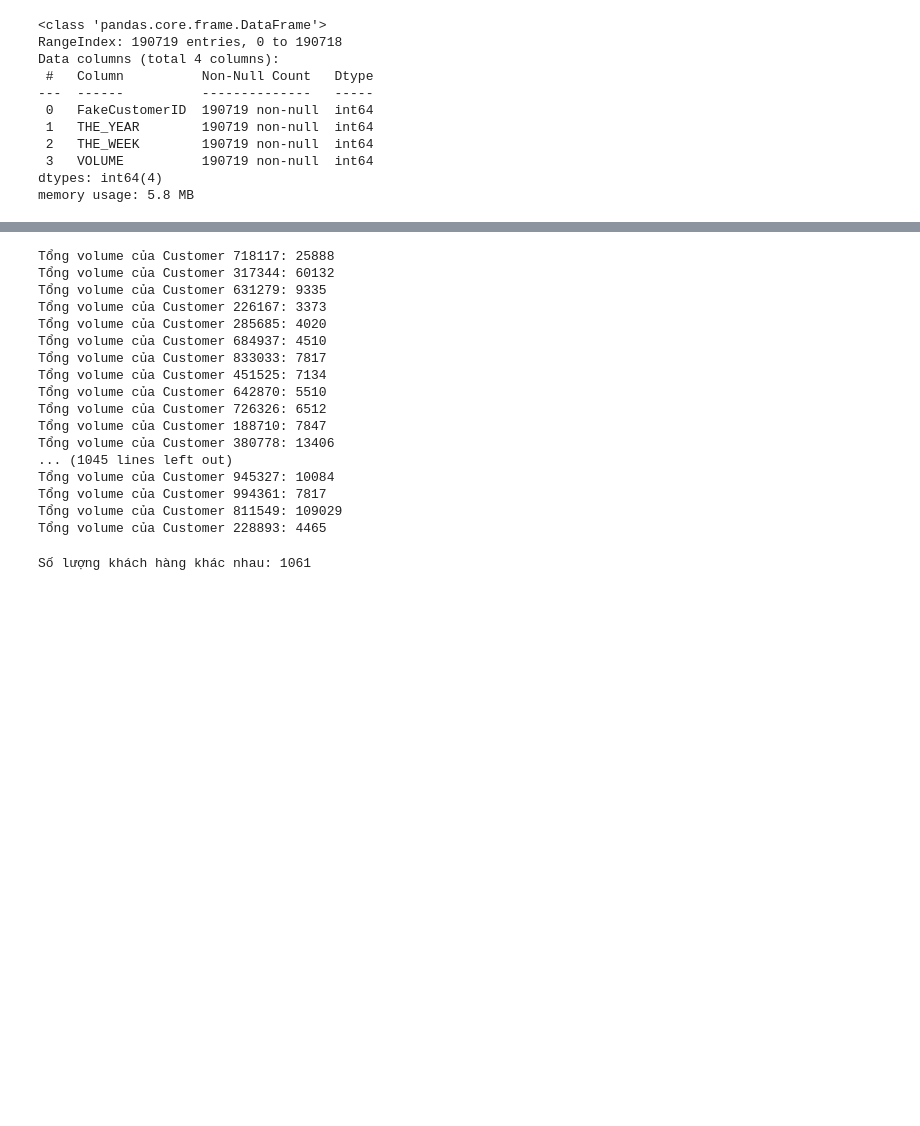
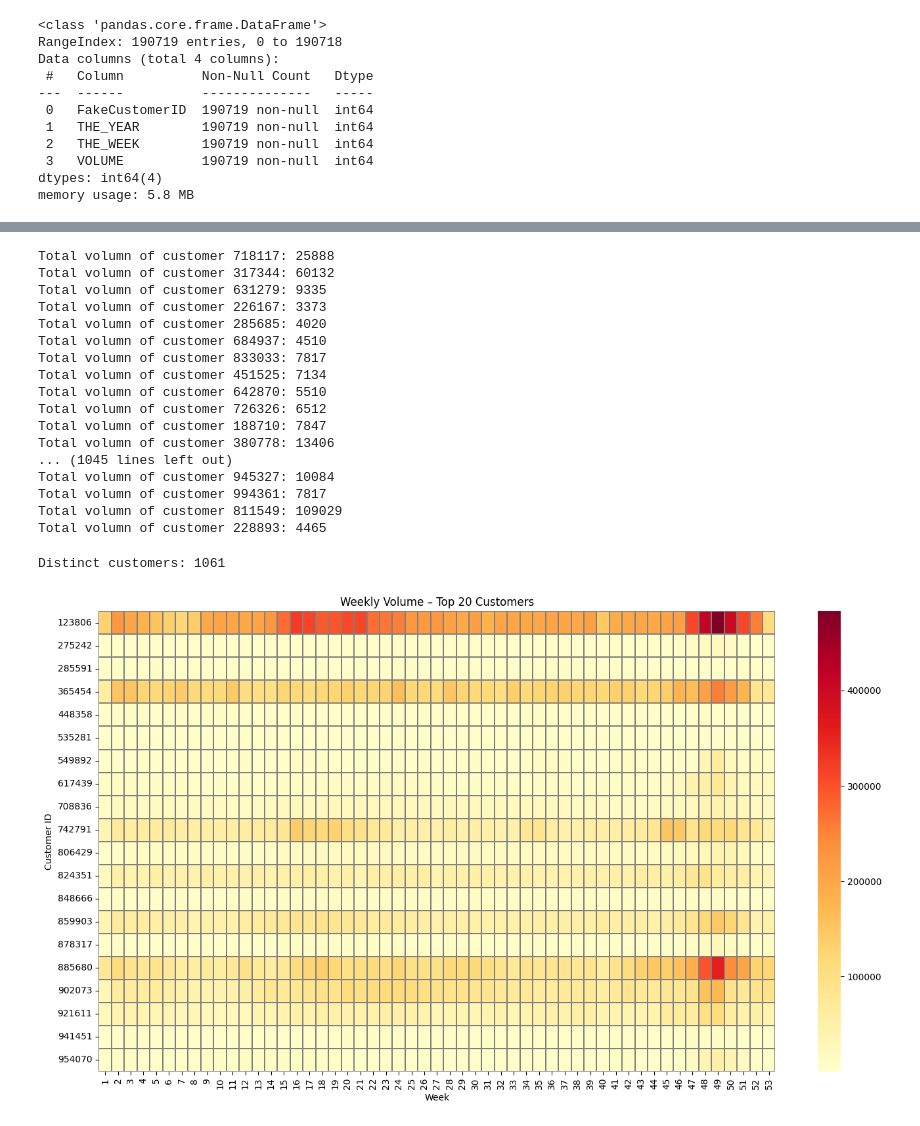
Before and after one commit to anhquanbui/finalprojectg7, a Jupyter notebook: main.ipynb, the cells around one changed output, grey strips where cells are left out. Cells and saved outputs as stored; diff of their text form; code cells hidden in the pictures; blank space fills up the shorter version.

```diff
--- a/main.ipynb
+++ b/main.ipynb
@@ -60,28 +60,49 @@ Customer 228893 có 42 giao dịch.
 # %%
 for customer_id in df["FakeCustomerID"].unique():
     customer_volume = df[df["FakeCustomerID"] == customer_id]["VOLUME"].sum()
-    print(f"Tổng volume của Customer {customer_id}: {customer_volume}")
+    print(f"Total volumn of customer {customer_id}: {customer_volume}")
 # %% [output]
-Tổng volume của Customer 718117: 25888
-Tổng volume của Customer 317344: 60132
-Tổng volume của Customer 631279: 9335
-Tổng volume của Customer 226167: 3373
-Tổng volume của Customer 285685: 4020
-Tổng volume của Customer 684937: 4510
-Tổng volume của Customer 833033: 7817
-Tổng volume của Customer 451525: 7134
-Tổng volume của Customer 642870: 5510
-Tổng volume của Customer 726326: 6512
-Tổng volume của Customer 188710: 7847
-Tổng volume của Customer 380778: 13406
+Total volumn of customer 718117: 25888
+Total volumn of customer 317344: 60132
+Total volumn of customer 631279: 9335
+Total volumn of customer 226167: 3373
+Total volumn of customer 285685: 4020
+Total volumn of customer 684937: 4510
+Total volumn of customer 833033: 7817
+Total volumn of customer 451525: 7134
+Total volumn of customer 642870: 5510
+Total volumn of customer 726326: 6512
+Total volumn of customer 188710: 7847
+Total volumn of customer 380778: 13406
 ... (1045 lines left out)
-Tổng volume của Customer 945327: 10084
-Tổng volume của Customer 994361: 7817
-Tổng volume của Customer 811549: 109029
-Tổng volume của Customer 228893: 4465
+Total volumn of customer 945327: 10084
+Total volumn of customer 994361: 7817
+Total volumn of customer 811549: 109029
+Total volumn of customer 228893: 4465
 # %%
 # Count distinct customer
 unique_ids = df["FakeCustomerID"].unique()
-print("Số lượng khách hàng khác nhau:", len(unique_ids))
+print("Distinct customers:", len(unique_ids))
 # %% [output]
-Số lượng khách hàng khác nhau: 1061
+Distinct customers: 1061
+# %%
+# Top 20 customer with highest value
+top_customers = df.groupby('FakeCustomerID')['VOLUME'].sum().nlargest(20).index
+df_top = df[df['FakeCustomerID'].isin(top_customers)]
+# %%
+heatmap_data = df_top.pivot_table(
+    index='FakeCustomerID',
+    columns='THE_WEEK',
+    values='VOLUME',
+    aggfunc='mean'
+)
+
+plt.figure(figsize=(14, 8))
+sns.heatmap(heatmap_data, cmap='YlOrRd', linewidths=0.1, linecolor='gray')
+plt.title('Weekly Volume – Top 20 Customers')
+plt.xlabel('Week')
+plt.ylabel('Customer ID')
+plt.tight_layout()
+plt.show()
+# %% [output]
+[figure, added]
```
Also changed, not shown: parts of 1 cell of this notebook, 1 other file.
